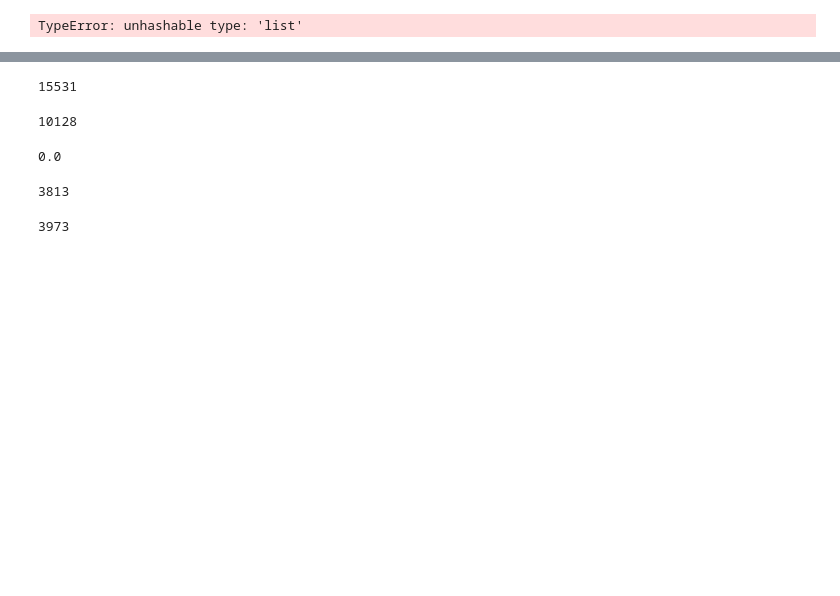
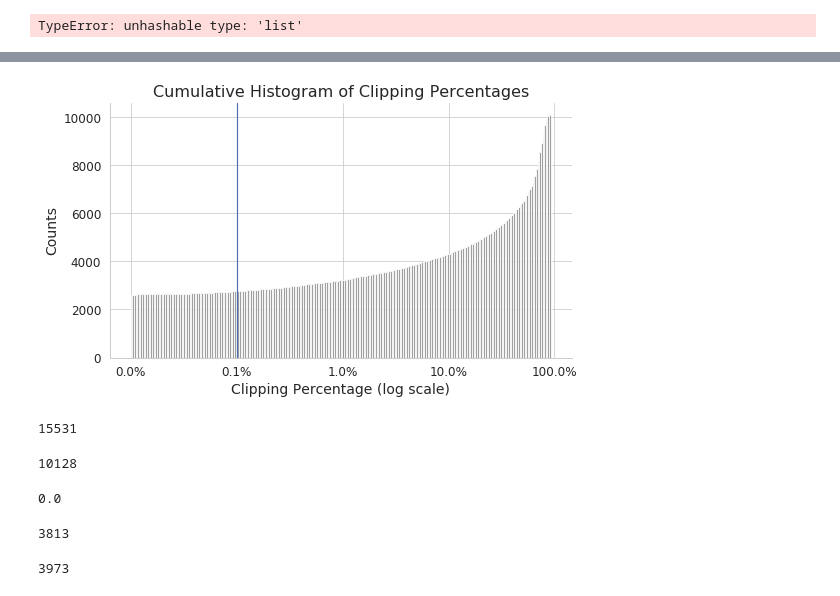
Before and after one commit to speechLabBcCuny/nnaAudiosetClassification, a Jupyter notebook: notebooks/explore/clipping_calculations.ipynb, the cells around one changed output, grey strips where cells are left out. Drawn from its saved outputs; the diff is of its cells as text; code cells hidden in the pictures; blank space fills up the shorter version.

```diff
--- a/notebooks/explore/clipping_calculations.ipynb
+++ b/notebooks/explore/clipping_calculations.ipynb
@@ -326,0 +320,2 @@ plt.savefig("cum_hist_1000bins.png",bbox_inches='tight',pad_inches=0.0)
+# %%
+commutes=commutes.dropna()
@@ -326,0 +337,2 @@ plt.savefig("cum_hist_1000bins.png",bbox_inches='tight',pad_inches=0.0)
+# %%
+commutes2=commutes+0.0001
@@ -327,3 +384,46 @@ plt.savefig("cum_hist_1000bins.png",bbox_inches='tight',pad_inches=0.0)
+# %%
+import seaborn as sns
+# sns.set_theme("darkgrid")
+from matplotlib import rcParams
+import matplotlib.ticker as mtick
+import matplotlib as mpl
+
+# figure size in inches
+size_x,size_y=8,4
+# rcParams['figure.figsize'] = size_x,size_y
+
+sns.set_style("whitegrid", )
+sns.set_context("paper")
+# sns.set(rc={'figure.figsize':(20,5)})
+# sns.set_style("darkgrid", {"axes.facecolor": ".9"})
+bin_count=256
+ylog_scale=True
+g=sns.displot(commutes2,
+            cumulative=True,
+            # binwidth=0.005,
+            bins=bin_count,
+           color='gray',
+           # figsize=(10,5),
+            stat='count',#
+            log_scale=(True, False),
+           )
+ax=g.axes[0][0]
+
+# ax.yaxis.set_major_formatter(mtick.PercentFormatter())
+plt.title('Cumulative Histogram of Clipping Percentages',fontsize = 16)
+plt.ylabel('Counts',fontsize = 14)
+plt.xlabel('Clipping Percentage (log scale)',fontsize = 14)
+
+ax.tick_params(axis='both', which='major', labelsize=12)
+ax.tick_params(axis='both', which='minor', labelsize=12)
+# sns.set(font_scale = 2)
+plt.axvline(0.001, 0,1)
+plt.gcf().set_size_inches(size_x,size_y)
+plt.gca().xaxis.set_major_formatter(mtick.PercentFormatter(xmax=1,decimals=1))
+# plt.tight_layout(pad=0.4)
+plt.savefig(f"cum_hist_size-{size_x}-{size_y}_{bin_count}bins_ylog-scale-{ylog_scale}.png",bbox_inches='tight',pad_inches=0.4,dpi=300)
+# %% [output]
+[figure, added]
 # %%
 import pandas as pd
 
```
Also changed, not shown: parts of 17 cells of this notebook.
